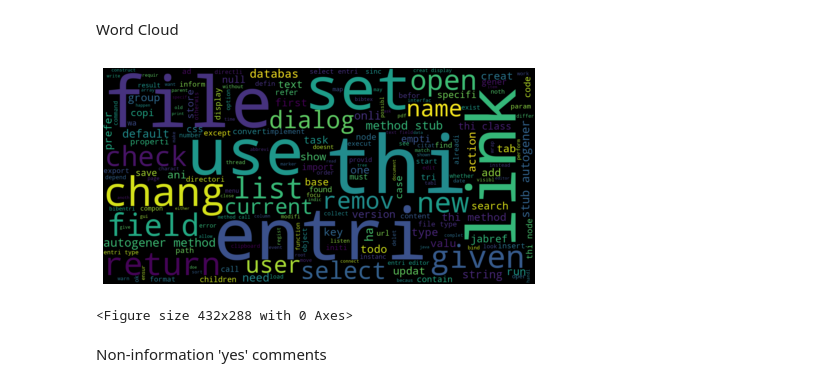
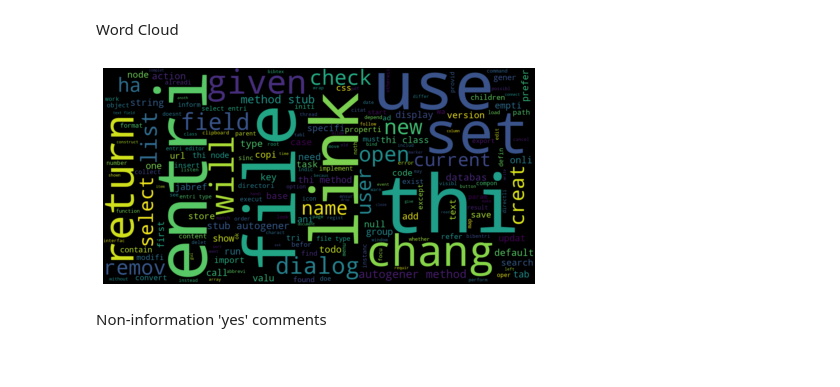
Before and after one commit to patrycjapraczyk/Declutter-challenge, a Jupyter notebook: notebooks/dataAnalysis/comment_text_analysis.ipynb, the cells around one changed output. Drawn from its saved outputs; the diff is of its cells as text; code cells hidden in the pictures.

Commit message:
added comment length analysis

```diff
--- a/notebooks/dataAnalysis/comment_text_analysis.ipynb
+++ b/notebooks/dataAnalysis/comment_text_analysis.ipynb
@@ -14,5 +14,0 @@ comments = data['comment'].apply(str)
-# %%
-comments = comments.map(DataProcesser.remove_special_characters)
-comments = comments.map(DataProcesser.remove_accented_chars)
-comments = comments.map(lambda com : com.lower())
-comments.head()
@@ -28,5 +14,0 @@ Name: comment, dtype: object
-# %%
-from nltk.stem import PorterStemmer
-ps = PorterStemmer()
-comments = [(" ".join(list(map(ps.stem, comment.split())))) for comment in comments]
-comments[0:15]
@@ -48,0 +15,7 @@ comments[0:15]
+# %%
+dp = DataProcesser()
+
+comments = dp.preprocess(comments)
+comments = pd.Series(comments)
+
+comments.head()
@@ -159,20 +123,21 @@ most_occur
 # %% [markdown]
 Word Cloud
 # %%
-# Generate a word cloud image
-comments_cleaned = " ".join(comments_cleaned)
-from wordcloud import WordCloud, STOPWORDS, ImageColorGenerator
-wordcloud1 = WordCloud(width=1600, height=800).generate(comments_cleaned)
-import matplotlib.pyplot as plt
+def create_word_cloud(l):
+    # Generate a word cloud image
+    l = " ".join(l)
+    from wordcloud import WordCloud, STOPWORDS, ImageColorGenerator
+    wordcloud1 = WordCloud(width=1600, height=800).generate(l)
+    import matplotlib.pyplot as plt
 
-# Display the generated image:
-plt.imshow(wordcloud1, interpolation='bilinear')
-plt.axis("off")
-plt.tight_layout(pad=0)
-plt.show()
-plt.savefig('./comment_wordcloud.png', facecolor='k', bbox_inches='tight')
+    # Display the generated image:
+    plt.imshow(wordcloud1, interpolation='bilinear')
+    plt.axis("off")
+    plt.tight_layout(pad=0)
+    plt.show()
+
+create_word_cloud(comments)
 # %% [output]
-[figure, old version]
+[figure, new version]
-<Figure size 432x288 with 0 Axes>
 # %% [markdown]
 Non-information 'yes' comments
```
Also changed, not shown: parts of 29 cells of this notebook, 4 other files.
